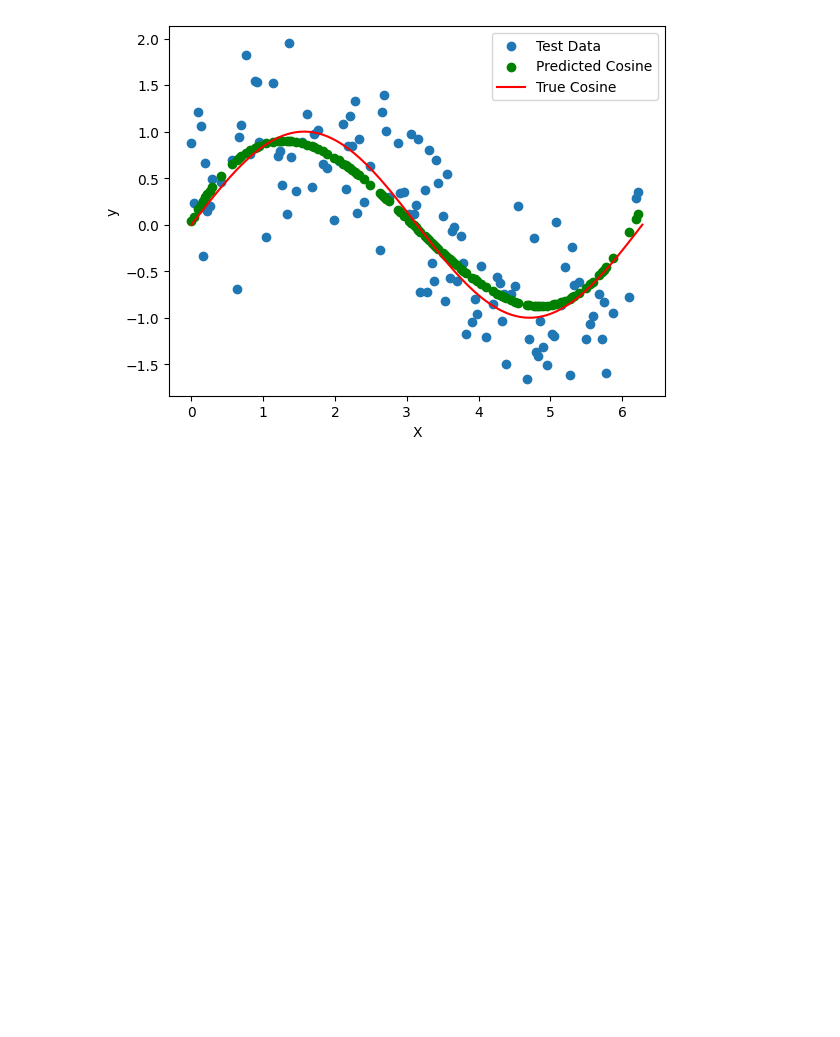
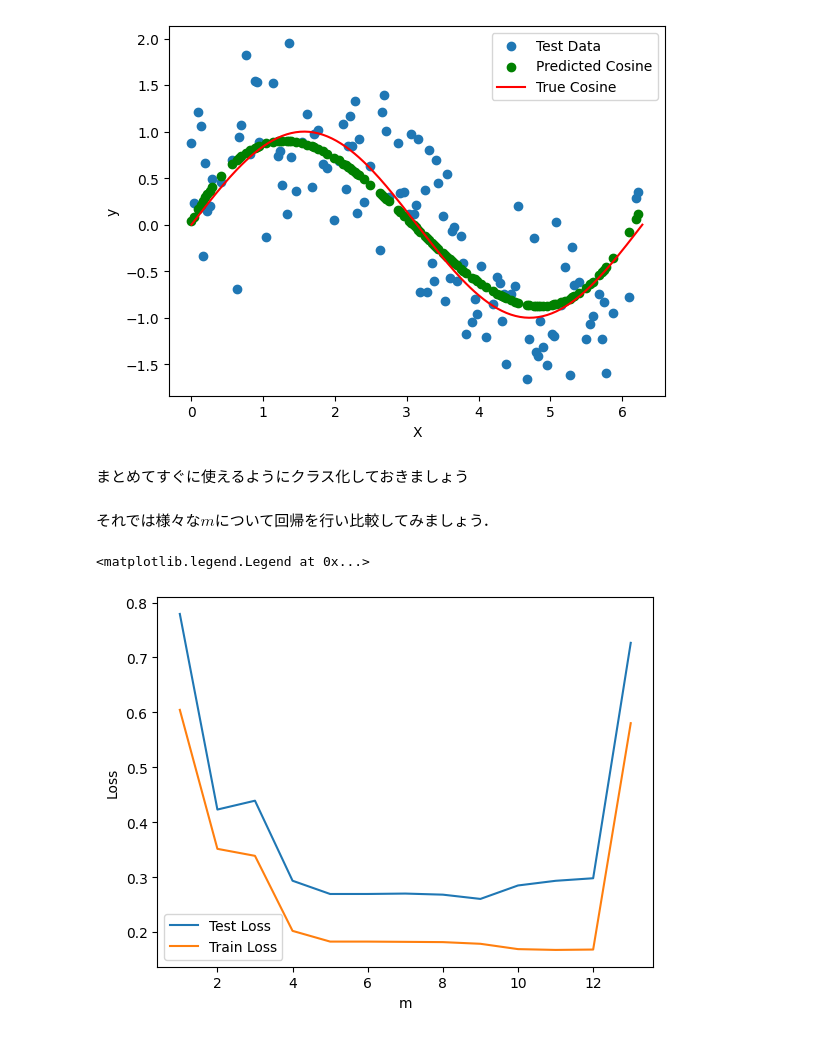
Before and after one commit to LABO-M/MachineLearningPhasesOfMatter, a Jupyter notebook: Bayes/Bayes_1.ipynb, the cells around one changed output. Cells and saved outputs as stored; diff of their text form; code cells hidden in the pictures; blank space fills up the shorter version.

```diff
--- a/Bayes/Bayes_1.ipynb
+++ b/Bayes/Bayes_1.ipynb
@@ -426,3 +404,5 @@ plt.legend()
 plt.show()
 # %% [output]
 [figure]
+# %% [markdown]
+まとめてすぐに使えるようにクラス化しておきましょう
@@ -428,0 +444,33 @@ plt.show()
+# %% [markdown]
+それでは様々な$m$について回帰を行い比較してみましょう．
+# %%
+m = np.arange(1, 14)
+train_loss = np.zeros(len(m))
+test_loss = np.zeros(len(m))
+
+for i in range(len(m)):
+    # モデルの構築
+    model = Regression(m=m[i])
+    # パラメータの推定(学習)
+    w = model.estimate_parameter(x_train , y_train)
+    # 訓練データに対する予測値
+    y_train_pred = np.zeros(len(x_train))
+    for j in range(len(x_train)):
+        y_train_pred[j] = model.predict(x_train[j] , w)
+    # 予測値の計算
+    y_pred = np.zeros(len(x_test))
+    for j in range(len(x_test)):
+        y_pred[j] = model.predict(x_test[j] , w)
+    # 平均二乗誤差
+    train_loss[i] = np.mean((y_train - y_train_pred)**2)
+    test_loss[i] = np.mean((y_test - y_pred)**2)
+
+# 平均二乗誤差の可視化
+plt.plot(m, test_loss, label='Test Loss')
+plt.plot(m, train_loss, label='Train Loss')
+plt.xlabel('m')
+plt.ylabel('Loss')
+plt.legend()
+# %% [output]
+<matplotlib.legend.Legend at 0x...>
+[figure, added]
```
Also changed, not shown: parts of 10 cells of this notebook.
